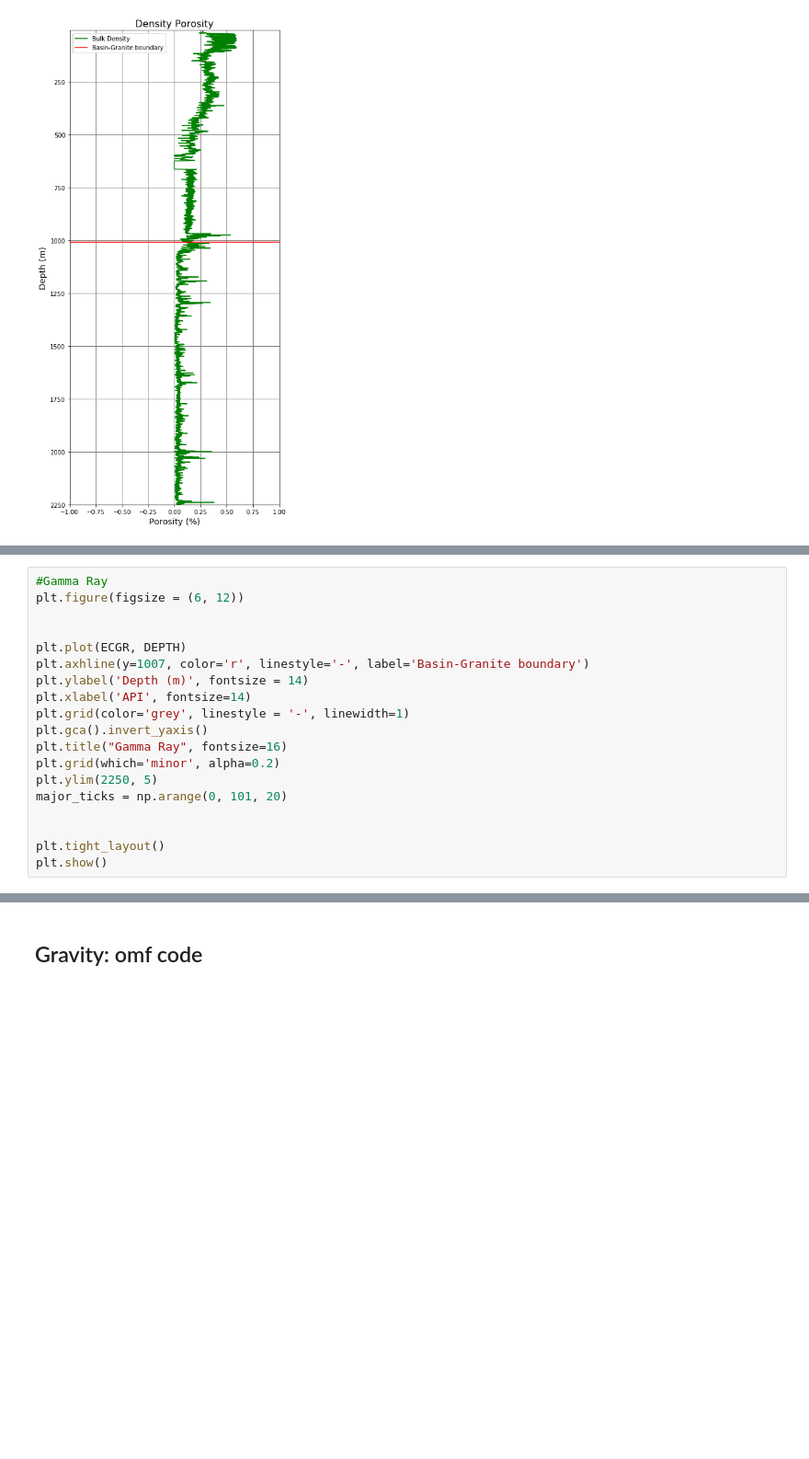
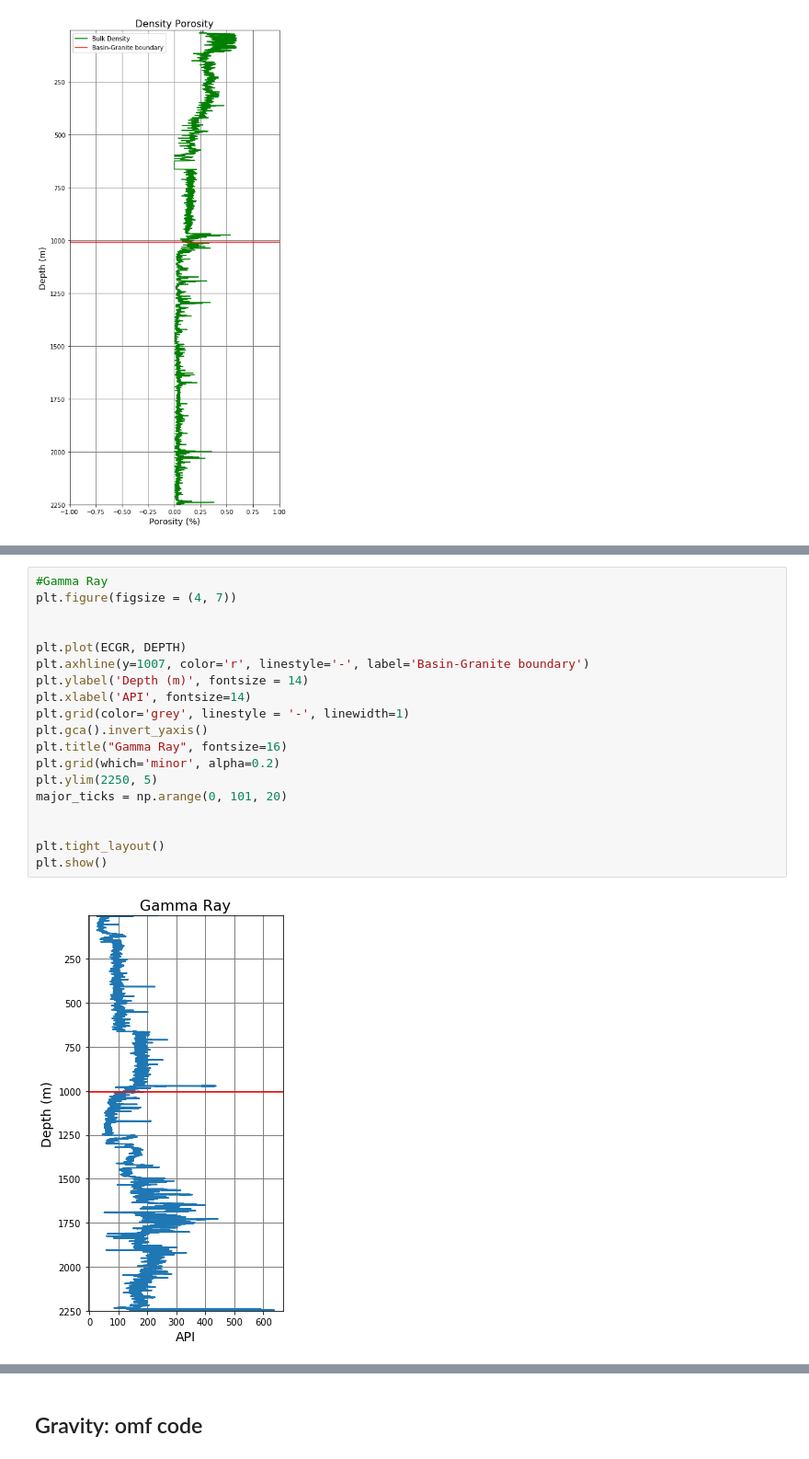
Before and after one commit to OpenGeoVis/GeothermalDesignChallenge, a Jupyter notebook: codebooks/well_data/58-32_notes.ipynb, the cells around one changed output, grey strips where cells are left out. Shown at 92% size. Drawn from its saved outputs; the diff is of its cells as text; blank space fills up the shorter version.

```diff
--- a/codebooks/well_data/58-32_notes.ipynb
+++ b/codebooks/well_data/58-32_notes.ipynb
@@ -232,22 +237,24 @@ plt.show()
 # %%
 #Gamma Ray
-plt.figure(figsize = (6, 12))
+plt.figure(figsize = (4, 7))
 
 
 plt.plot(ECGR, DEPTH)
 plt.axhline(y=1007, color='r', linestyle='-', label='Basin-Granite boundary')
 plt.ylabel('Depth (m)', fontsize = 14)
 plt.xlabel('API', fontsize=14)
 plt.grid(color='grey', linestyle = '-', linewidth=1)
 plt.gca().invert_yaxis()
 plt.title("Gamma Ray", fontsize=16)
 plt.grid(which='minor', alpha=0.2)
 plt.ylim(2250, 5)
 major_ticks = np.arange(0, 101, 20)
 
 
 plt.tight_layout()
 plt.show()
+# %% [output]
+[figure, added]
 # %%
 #Total Porosity
 #RMS of Neutron and Density
```
Also changed, not shown: parts of 5 cells of this notebook, 3 other files.
